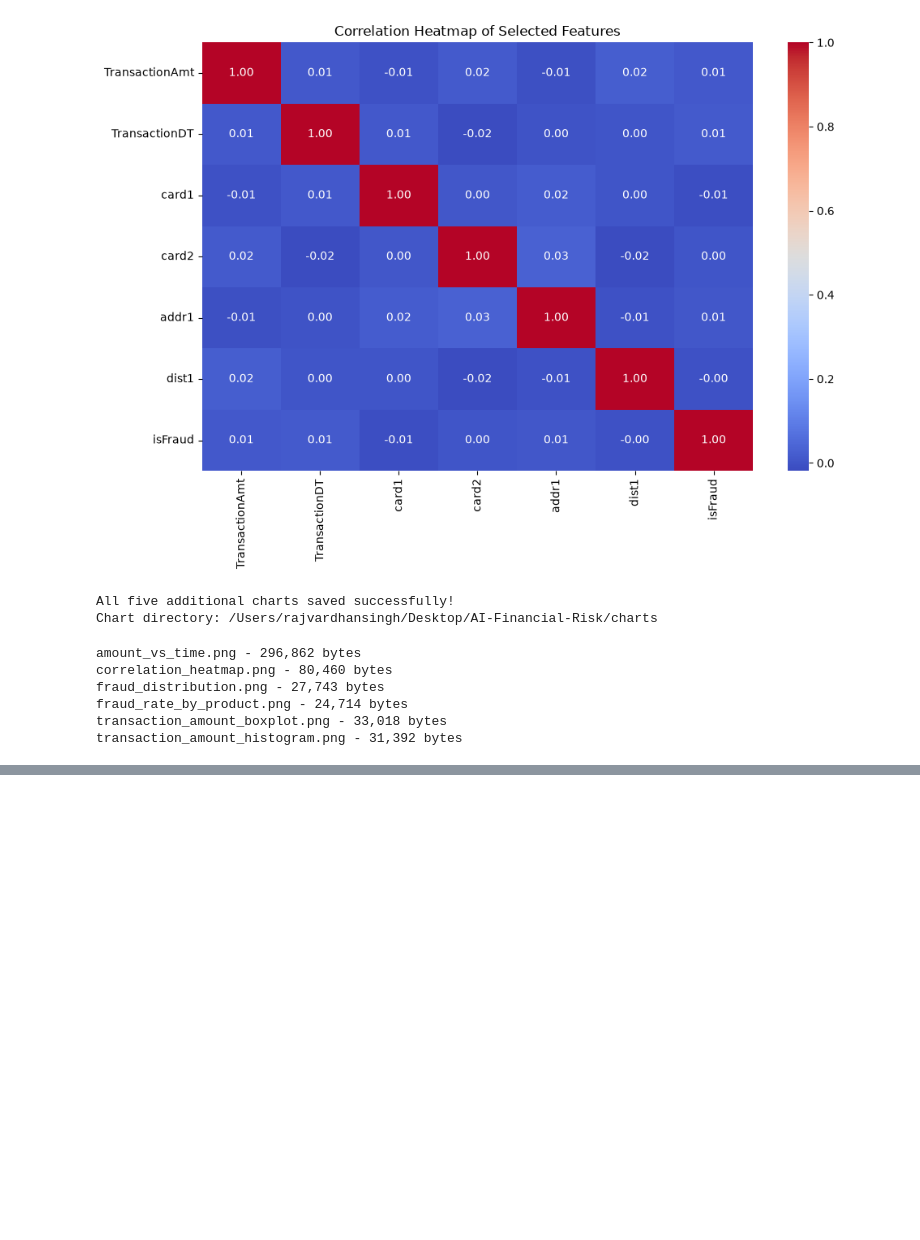
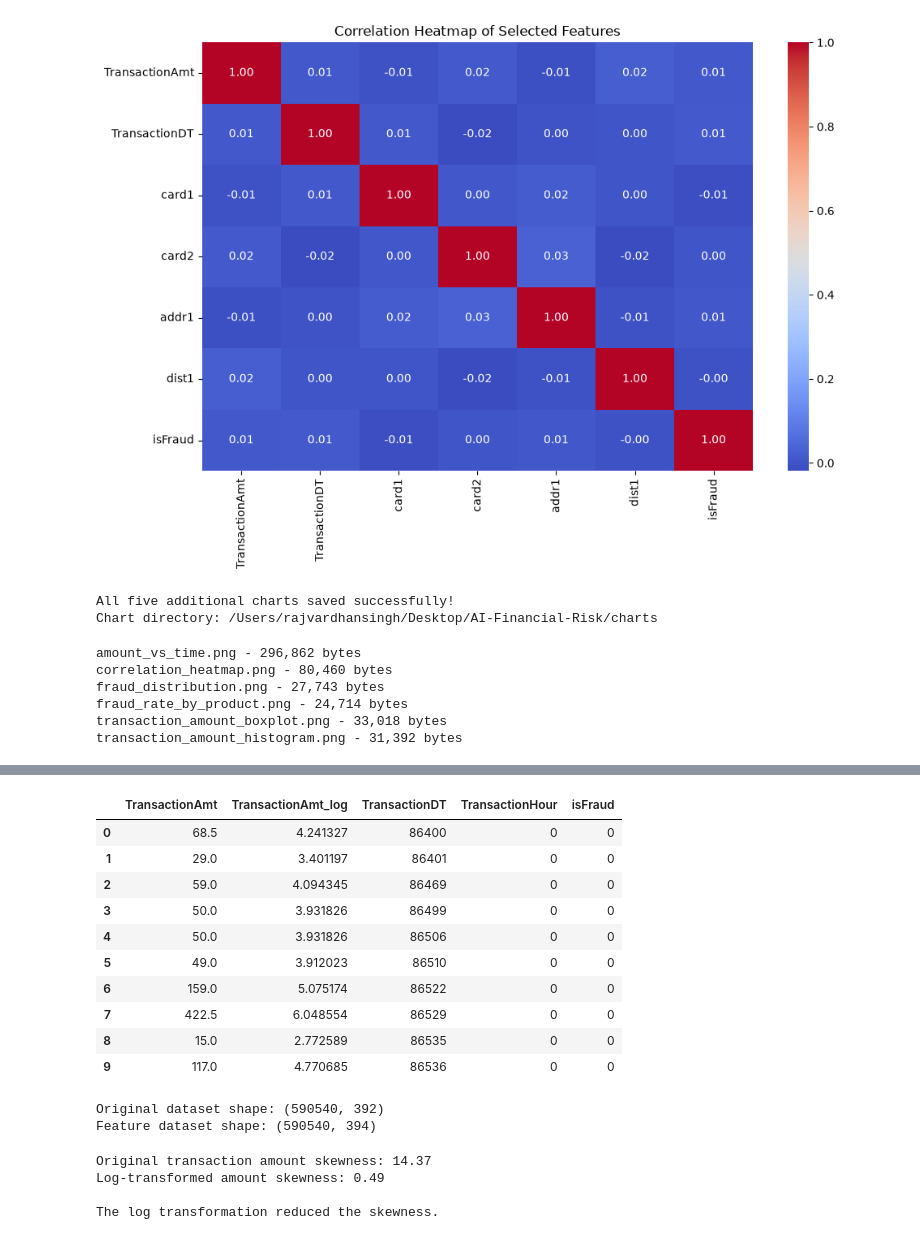
Before and after one commit to rajvardhan210/-AI-Financial-Risk, a Jupyter notebook: notebooks/01_data_exploration.ipynb, the cells around one changed output, grey strips where cells are left out. Drawn from its saved outputs; the diff is of its cells as text; code cells hidden in the pictures; blank space fills up the shorter version.

```diff
--- a/notebooks/01_data_exploration.ipynb
+++ b/notebooks/01_data_exploration.ipynb
@@ -528,0 +689,67 @@ transaction_amount_histogram.png - 31,392 bytes
+# %%
+import numpy as np
+
+# Create a copy so we don't modify the original dataframe
+feature_df = df.copy()
+
+# Feature 1: Reduce the skew of transaction amounts
+feature_df["TransactionAmt_log"] = np.log1p(
+    feature_df["TransactionAmt"]
+)
+
+# Feature 2: Extract a time-related feature
+feature_df["TransactionHour"] = (
+    (feature_df["TransactionDT"] // 3600) % 24
+)
+
+# Display the original and new features
+display(
+    feature_df[
+        [
+            "TransactionAmt",
+            "TransactionAmt_log",
+            "TransactionDT",
+            "TransactionHour",
+            "isFraud"
+        ]
+    ].head(10)
+)
+
+print("Original dataset shape:", df.shape)
+print("Feature dataset shape:", feature_df.shape)
+# %% [output]
+|  | TransactionAmt | TransactionAmt_log | TransactionDT | TransactionHour | isFraud |
+| 0 | 68.5 | 4.241327 | 86400 | 0 | 0 |
+| 1 | 29.0 | 3.401197 | 86401 | 0 | 0 |
+| 2 | 59.0 | 4.094345 | 86469 | 0 | 0 |
+| 3 | 50.0 | 3.931826 | 86499 | 0 | 0 |
+| 4 | 50.0 | 3.931826 | 86506 | 0 | 0 |
+| 5 | 49.0 | 3.912023 | 86510 | 0 | 0 |
+| 6 | 159.0 | 5.075174 | 86522 | 0 | 0 |
+| 7 | 422.5 | 6.048554 | 86529 | 0 | 0 |
+| 8 | 15.0 | 2.772589 | 86535 | 0 | 0 |
+| 9 | 117.0 | 4.770685 | 86536 | 0 | 0 |
+Original dataset shape: (590540, 392)
+Feature dataset shape: (590540, 394)
+# %%
+# Compare skewness before and after log transformation
+
+original_skewness = feature_df["TransactionAmt"].skew()
+
+log_skewness = feature_df["TransactionAmt_log"].skew()
+
+print("Original transaction amount skewness:",
+      round(original_skewness, 2))
+
+print("Log-transformed amount skewness:",
+      round(log_skewness, 2))
+
+if abs(log_skewness) < abs(original_skewness):
+    print("\nThe log transformation reduced the skewness.")
+else:
+    print("\nThe log transformation did not reduce the absolute skewness.")
+# %% [output]
+Original transaction amount skewness: 14.37
+Log-transformed amount skewness: 0.49
+
+The log transformation reduced the skewness.
```
Also changed, not shown: parts of 8 cells of this notebook.
